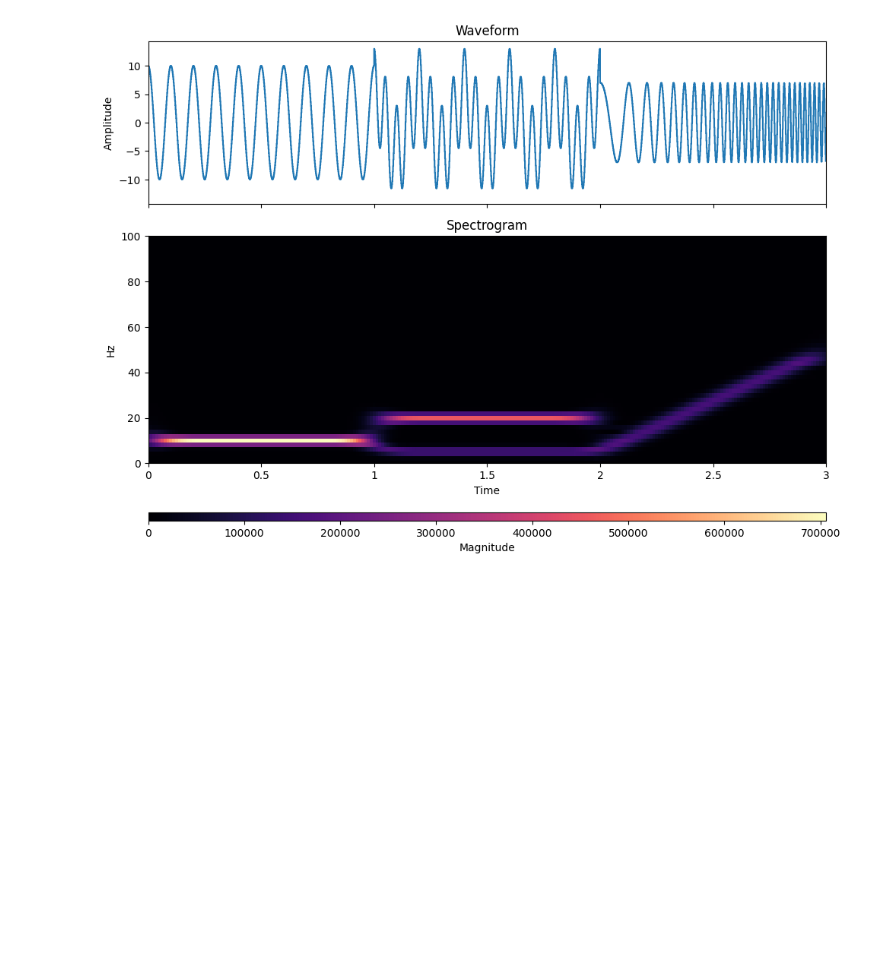
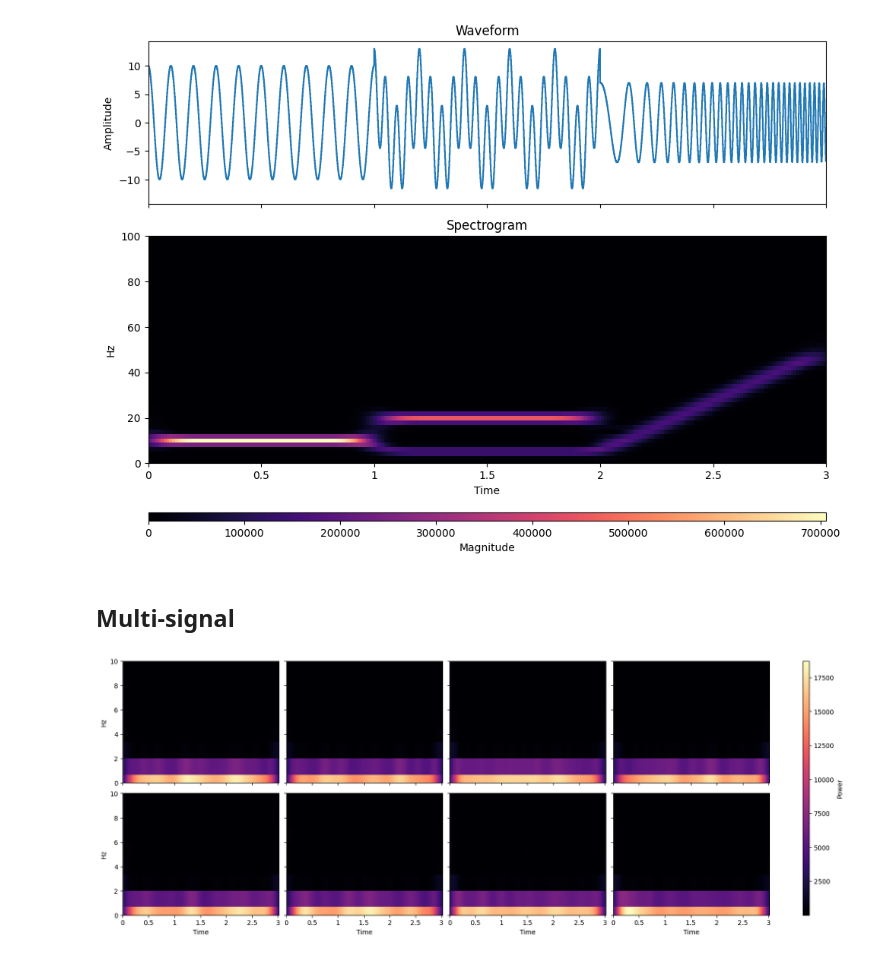
Before and after one commit to JesusGarSan/MESA, a Jupyter notebook: external/examples/synthetic.ipynb, the cells around one changed output. Drawn from its saved outputs; the diff is of its cells as text; code cells hidden in the pictures; blank space fills up the shorter version.

Commit message:
Multi-spectrogram visualization

```diff
--- a/external/examples/synthetic.ipynb
+++ b/external/examples/synthetic.ipynb
@@ -43,3 +43,29 @@ ax[1].set_xlim(0,3)
 # %% [output]
 (0.0, 3.0)
 [figure]
+# %% [markdown]
+## Multi-signal
+# %%
+Y = np.zeros((5,3,len(x)))
+Y = np.random.rand(2,4,len(x))
+# %%
+# STFT params
+window_length = int(0.75*sr)
+hop = window_length//40
+window = "blackman"
+n_bins = window_length
+center = True
+# %%
+from mesa.features import stft
+
+D = stft(Y,window_length,hop, center=center)
+Sxx = np.abs(D)**2
+# %%
+from mesa.visualization import spectrogram, dual_plot, multi_spectrogram
+
+fig, axes = multi_spectrogram(Sxx, [0], [1],sr, window_length, hop=hop)
+# for ax in axes: ax.set_ylim(0,50)
+for row in axes:
+    row[0].set_ylim(0,10)
+# %% [output]
+[figure, added]
```
Also changed, not shown: 2 other files.
